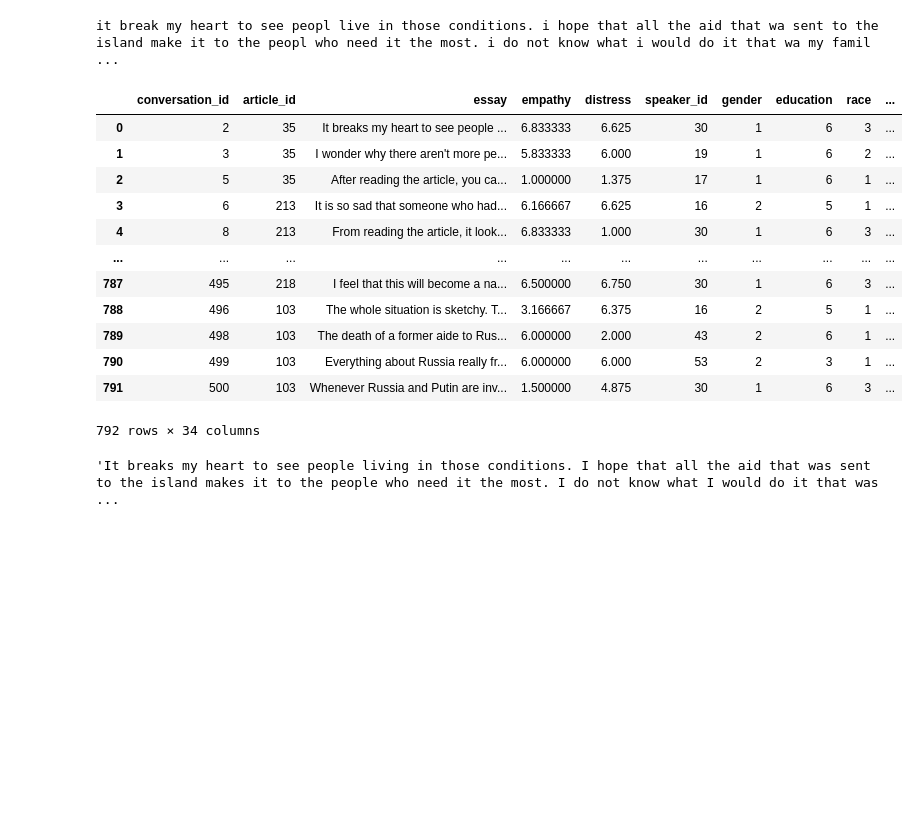
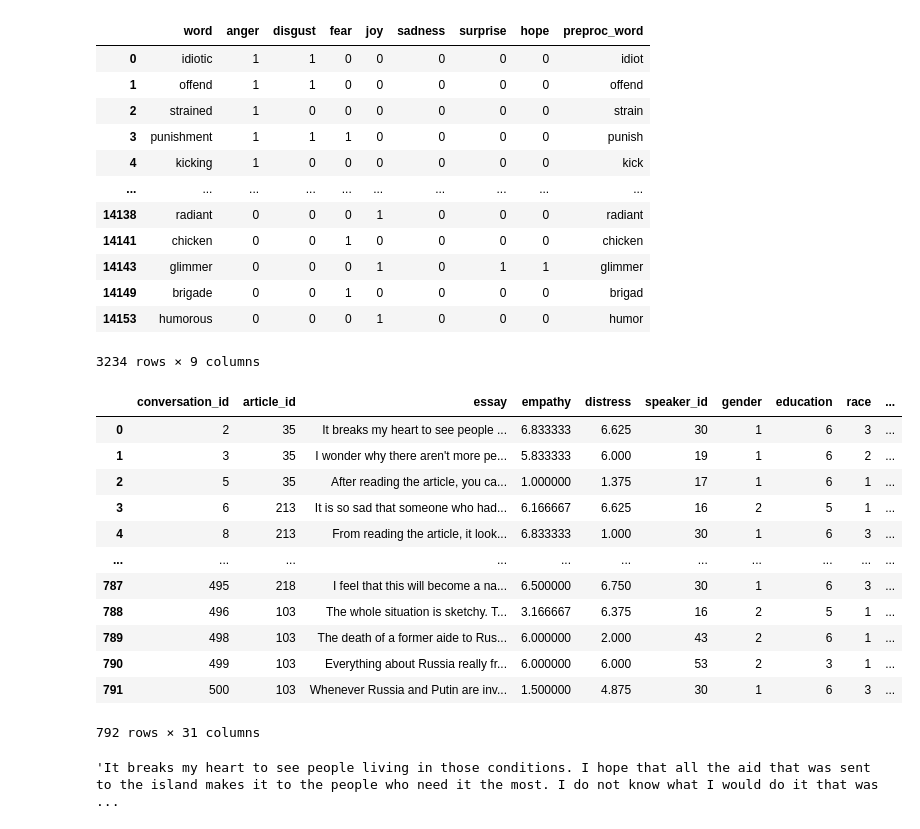
Before and after one commit to HLT-Ghisolfi-Leuzzi-Testa/WASSA-2023, a Jupyter notebook: lexico.ipynb, the cells around one changed output. Cells and saved outputs as stored; diff of their text form; code cells hidden in the pictures; blank space fills up the shorter version.

```diff
--- a/lexico.ipynb
+++ b/lexico.ipynb
@@ -98,3 +94,33 @@ lexico
+# %%
+for index, row in lexico.iterrows():
+    count = 0
+    for category in lexico_categories: count += row[f'{category}']
+    if count == 0: lexico = lexico.drop(index=index, axis=0)
+    else:
+        for index2, row2 in lexico[index+1:].iterrows():
+            if row2['preproc_word'] == row['preproc_word']: # TODO: da qua non funziona
+                print('si')
+                for category in lexico_categories:
+                    row[f'{category}'] += row2[f'{category}']
+                lexico = lexico.drop(index=index2, axis=0)
+            for category in lexico_categories:
+                if row[f'{category}'] > 1: row[f'{category}'] = 1
+# %%
+lexico
+# %% [output]
+|  | word | anger | disgust | fear | joy | sadness | surprise | hope | preproc_word |
+| 0 | idiotic | 1 | 1 | 0 | 0 | 0 | 0 | 0 | idiot |
+| 1 | offend | 1 | 1 | 0 | 0 | 0 | 0 | 0 | offend |
+| 2 | strained | 1 | 0 | 0 | 0 | 0 | 0 | 0 | strain |
+| 3 | punishment | 1 | 1 | 1 | 0 | 0 | 0 | 0 | punish |
+| 4 | kicking | 1 | 0 | 0 | 0 | 0 | 0 | 0 | kick |
+| ... | ... | ... | ... | ... | ... | ... | ... | ... | ... |
+| 14138 | radiant | 0 | 0 | 0 | 1 | 0 | 0 | 0 | radiant |
+| 14141 | chicken | 0 | 0 | 1 | 0 | 0 | 0 | 0 | chicken |
+| 14143 | glimmer | 0 | 0 | 0 | 1 | 0 | 1 | 1 | glimmer |
+| 14149 | brigade | 0 | 0 | 1 | 0 | 0 | 0 | 0 | brigad |
+| 14153 | humorous | 0 | 0 | 0 | 1 | 0 | 0 | 0 | humor |
+3234 rows × 9 columns
 # %%
 lexico.to_csv('./lexico/lexico.csv', index=False)
 # %%
@@ -103,8 +129,8 @@ for category in lexico_categories:
 
 for index, row in train_df.iterrows():
 	preproc_essay_words = stemming(lemmatize(row['essay']))
-	print(preproc_essay_words)
-	break
+	#print(preproc_essay_words)
+	#break
 	for word in preproc_essay_words.split():
 		if word in lexico['preproc_word'].tolist():
 			for category in lexico_categories:
@@ -114,23 +140,22 @@ for index, row in train_df.iterrows():
 				# 	print(category)
 				# 	print("associate")
 				#train_df[index][f'{category}_count'] += lexico[lexico['preproc_word'] == word][category].tolist()[0]
-	break
+	#break
 train_df
 # %% [output]
+|  | conversation_id | article_id | essay | empathy | distress | speaker_id | gender | education | race | ... |
+| 0 | 2 | 35 | It breaks my heart to see people ... | 6.833333 | 6.625 | 30 | 1 | 6 | 3 | ... |
+| 1 | 3 | 35 | I wonder why there aren't more pe... | 5.833333 | 6.000 | 19 | 1 | 6 | 2 | ... |
+| 2 | 5 | 35 | After reading the article, you ca... | 1.000000 | 1.375 | 17 | 1 | 6 | 1 | ... |
+| 3 | 6 | 213 | It is so sad that someone who had... | 6.166667 | 6.625 | 16 | 2 | 5 | 1 | ... |
+| 4 | 8 | 213 | From reading the article, it look... | 6.833333 | 1.000 | 30 | 1 | 6 | 3 | ... |
+| ... | ... | ... | ... | ... | ... | ... | ... | ... | ... | ... |
+| 787 | 495 | 218 | I feel that this will become a na... | 6.500000 | 6.750 | 30 | 1 | 6 | 3 | ... |
+| 788 | 496 | 103 | The whole situation is sketchy. T... | 3.166667 | 6.375 | 16 | 2 | 5 | 1 | ... |
+| 789 | 498 | 103 | The death of a former aide to Rus... | 6.000000 | 2.000 | 43 | 2 | 6 | 1 | ... |
+| 790 | 499 | 103 | Everything about Russia really fr... | 6.000000 | 6.000 | 53 | 2 | 3 | 1 | ... |
+| 791 | 500 | 103 | Whenever Russia and Putin are inv... | 1.500000 | 4.875 | 30 | 1 | 6 | 3 | ... |
-it break my heart to see peopl live in those conditions. i hope that all the aid that wa sent to the island make it to the peopl who need it the most. i do not know what i would do it that wa my famil ...
+792 rows × 31 columns
-|  | conversation_id | article_id | essay | empathy | distress | speaker_id | gender | education | race | ... |
-| 0 | 2 | 35 | It breaks my heart to see people ... | 6.833333 | 6.625 | 30 | 1 | 6 | 3 | ... |
-| 1 | 3 | 35 | I wonder why there aren't more pe... | 5.833333 | 6.000 | 19 | 1 | 6 | 2 | ... |
-| 2 | 5 | 35 | After reading the article, you ca... | 1.000000 | 1.375 | 17 | 1 | 6 | 1 | ... |
-| 3 | 6 | 213 | It is so sad that someone who had... | 6.166667 | 6.625 | 16 | 2 | 5 | 1 | ... |
-| 4 | 8 | 213 | From reading the article, it look... | 6.833333 | 1.000 | 30 | 1 | 6 | 3 | ... |
-| ... | ... | ... | ... | ... | ... | ... | ... | ... | ... | ... |
-| 787 | 495 | 218 | I feel that this will become a na... | 6.500000 | 6.750 | 30 | 1 | 6 | 3 | ... |
-| 788 | 496 | 103 | The whole situation is sketchy. T... | 3.166667 | 6.375 | 16 | 2 | 5 | 1 | ... |
-| 789 | 498 | 103 | The death of a former aide to Rus... | 6.000000 | 2.000 | 43 | 2 | 6 | 1 | ... |
-| 790 | 499 | 103 | Everything about Russia really fr... | 6.000000 | 6.000 | 53 | 2 | 3 | 1 | ... |
-| 791 | 500 | 103 | Whenever Russia and Putin are inv... | 1.500000 | 4.875 | 30 | 1 | 6 | 3 | ... |
-792 rows × 34 columns
 # %%
 train_df['essay'][0]
 # %% [output]
```
Also changed, not shown: parts of 6 cells of this notebook, 2 other files.
